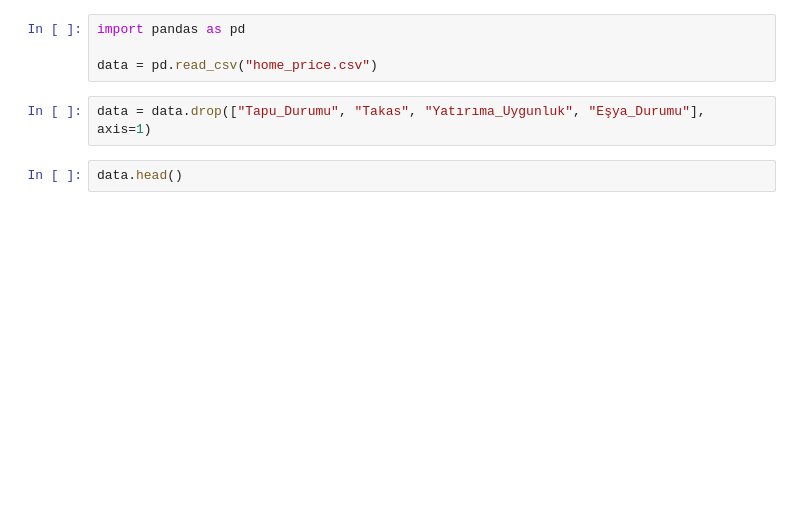
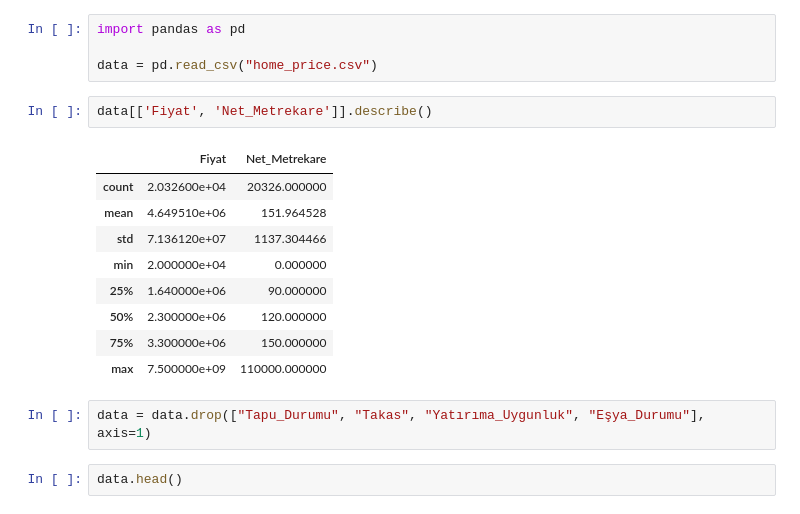
Before and after one commit to Yapay-zeka-dersi-projesi/Ev_fiyat_tahmin_sistemi, a Jupyter notebook: dataPreprocessing.ipynb, the cells around one changed output. Drawn from its saved outputs; the diff is of its cells as text; blank space fills up the shorter version.

```diff
--- a/dataPreprocessing.ipynb
+++ b/dataPreprocessing.ipynb
@@ -2,6 +2,18 @@
 import pandas as pd
 
 data = pd.read_csv("home_price.csv")
+# %%
+data[['Fiyat', 'Net_Metrekare']].describe()
+# %% [output]
+|  | Fiyat | Net_Metrekare |
+| count | 2.032600e+04 | 20326.000000 |
+| mean | 4.649510e+06 | 151.964528 |
+| std | 7.136120e+07 | 1137.304466 |
+| min | 2.000000e+04 | 0.000000 |
+| 25% | 1.640000e+06 | 90.000000 |
+| 50% | 2.300000e+06 | 120.000000 |
+| 75% | 3.300000e+06 | 150.000000 |
+| max | 7.500000e+09 | 110000.000000 |
 # %%
 data = data.drop(["Tapu_Durumu", "Takas", "Yatırıma_Uygunluk", "Eşya_Durumu"], axis=1)
 # %%
```
Also changed, not shown: parts of 3 cells of this notebook, 3 other files.
